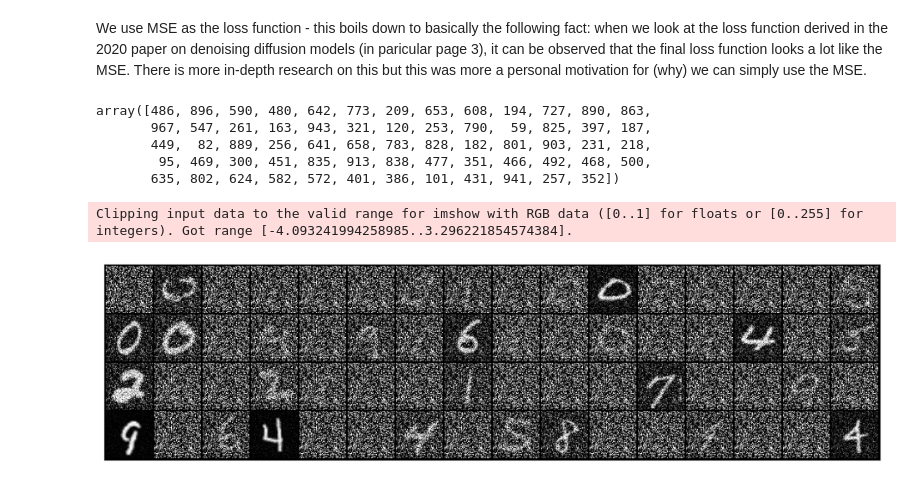
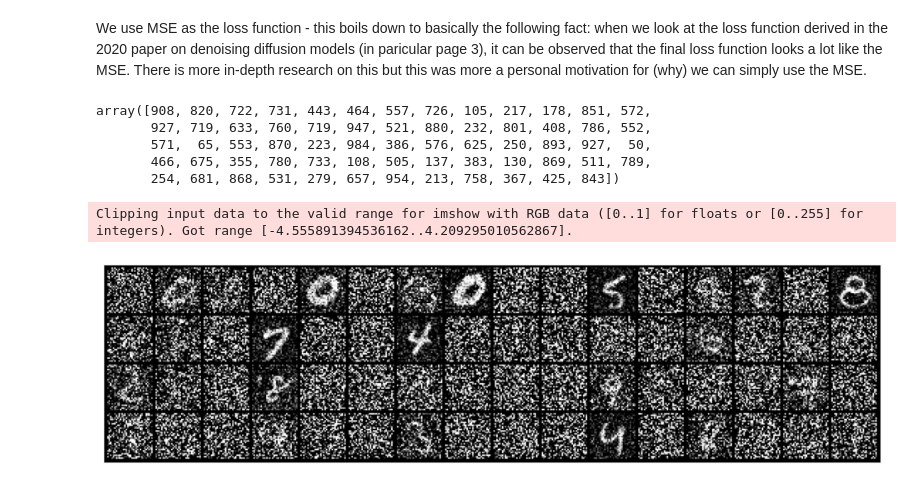
Before and after one commit to pyrysj/diffusion-models-prioject, a Jupyter notebook: base-model-notebook.ipynb, the cells around one changed output. Drawn from its saved outputs; the diff is of its cells as text; code cells hidden in the pictures.

Commit message:
'Base' model: trains and outputs images.

```diff
--- a/base-model-notebook.ipynb
+++ b/base-model-notebook.ipynb
@@ -43,7 +43,7 @@ base_images = datasets.MNIST(
     train=True,
     download="True",
     # resizing images to make them big enough
-    transform=Compose([Resize(64),
+    transform=Compose([Resize(32),
                        ToTensor()])
     #transform=ToTensor()
 )
@@ -382,8 +372,8 @@ uNet(
 We use MSE as the loss function - this boils down to basically the following fact: when we look at the loss function derived in the 2020 paper on denoising diffusion models (in paricular page 3), it can be observed that the final loss function looks a lot like the MSE. There is more in-depth research on this but this was more a personal motivation for (why) we can simply use the MSE.
 # %%
 # training parameters
-epochs = 100
-BATCH_SIZE = 64
+epochs = 20
+BATCH_SIZE = 32
 
 # time space
 rng = np.random.default_rng()
@@ -393,42 +383,44 @@ but this works so I don't see why we should bother too much"""
 b = np.linspace(10**-4,0.02,T)
 a = 1-b
 
-def add_noise_t(input_images, timepoints):
+def add_noise_t(input_images, timepoints,noise):
     """Simple function to calculate additive noise for tensor inputs.
     We cannot directly implement the code in Torch presently, as vmap does not
     work well with what we need to do to calculate alpha bar.
     Inputs:
     input images: tensor of images,
-    timepoints: numpy vector of timepoints."""
+    timepoints: numpy vector of timepoints.
+    noise: the input noise"""
     # how we calculate alpha bar, cannot be well-implemented in torch presently
     calc_alpha_bar = lambda t: np.prod(a[:t])
     calc_alpha_bar_v = np.vectorize(calc_alpha_bar)
     alpha_bar_t = torch.from_numpy(calc_alpha_bar_v(timepoints))
-    output = torch.sqrt(alpha_bar_t)[:, None, None, None]*input_images+torch.sqrt(1-alpha_bar_t)[:, None, None, None]*eps
+    output = torch.sqrt(alpha_bar_t)[:, None, None, None]*input_images+torch.sqrt(1-alpha_bar_t)[:, None, None, None]*noise
     return output
 # %%
 """Testing to double check if the new tensor version actually works"""
 from torchvision.utils import make_grid
 
 steps = np.floor(T/cols)
 time_int = np.arange(0,T,step=steps,dtype=int)
 
 trainloader = torch.utils.data.DataLoader(base_images,batch_size=BATCH_SIZE,shuffle=True,num_workers=2)
 
 for images, labels in trainloader:
     timepoints = rng.choice(T,BATCH_SIZE)
     display(timepoints)
     timepoints = rng.choice(T,BATCH_SIZE)
     fig, ax = plt.subplots(figsize=(12, 6))
     ax.set_xticks([]); ax.set_yticks([])
-    ax.imshow(make_grid(add_noise_t(images,timepoints), nrow=16).permute(1, 2, 0))
+    noise = torch.randn_like(images)
+    ax.imshow(make_grid(add_noise_t(images,timepoints,noise), nrow=16).permute(1, 2, 0))
     plt.show()
     break
 # %% [output]
-array([486, 896, 590, 480, 642, 773, 209, 653, 608, 194, 727, 890, 863,
-       967, 547, 261, 163, 943, 321, 120, 253, 790,  59, 825, 397, 187,
-       449,  82, 889, 256, 641, 658, 783, 828, 182, 801, 903, 231, 218,
-        95, 469, 300, 451, 835, 913, 838, 477, 351, 466, 492, 468, 500,
-       635, 802, 624, 582, 572, 401, 386, 101, 431, 941, 257, 352])
+array([908, 820, 722, 731, 443, 464, 557, 726, 105, 217, 178, 851, 572,
+       927, 719, 633, 760, 719, 947, 521, 880, 232, 801, 408, 786, 552,
+       571,  65, 553, 870, 223, 984, 386, 576, 625, 250, 893, 927,  50,
+       466, 675, 355, 780, 733, 108, 505, 137, 383, 130, 869, 511, 789,
+       254, 681, 868, 531, 279, 657, 954, 213, 758, 367, 425, 843])
-Clipping input data to the valid range for imshow with RGB data ([0..1] for floats or [0..255] for integers). Got range [-4.093241994258985..3.296221854574384].
+Clipping input data to the valid range for imshow with RGB data ([0..1] for floats or [0..255] for integers). Got range [-4.555891394536162..4.209295010562867].
-[figure, old version]
+[figure, new version]
```
Also changed, not shown: parts of 12 cells of this notebook.
